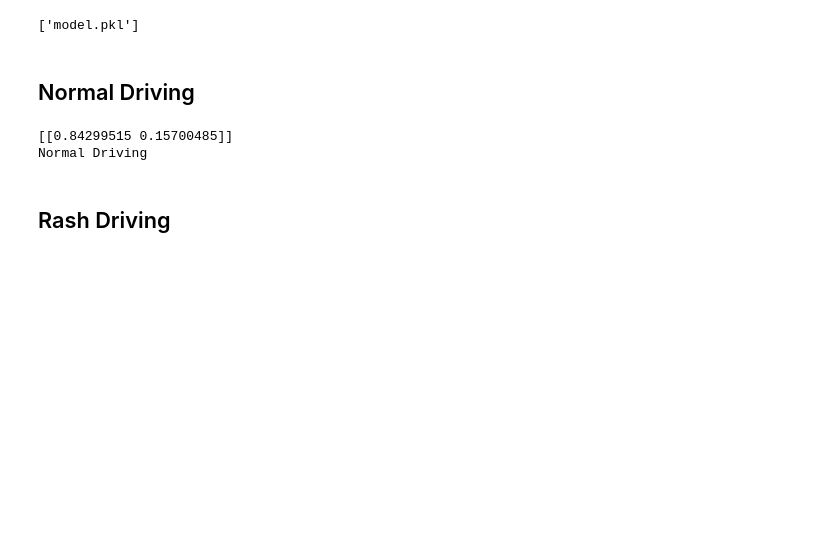
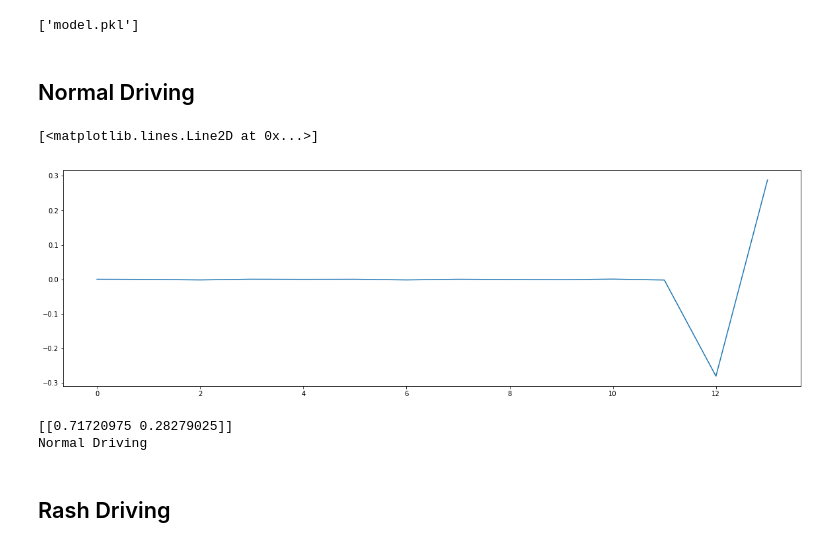
Before and after one commit to Dheeraj1998/accelMetric, a Jupyter notebook: DrivingPattern/Pattern Analysis.ipynb, the cells around one changed output. Drawn from its saved outputs; the diff is of its cells as text; code cells hidden in the pictures; blank space fills up the shorter version.

```diff
--- a/DrivingPattern/Pattern Analysis.ipynb
+++ b/DrivingPattern/Pattern Analysis.ipynb
@@ -194,7 +198,13 @@ for key, value in stored_data.items():
         mean_gyro = [value['gyro_z']]
     except:
         continue
-z_gyro  =  np.diff(z_gyro[25:51],n=1)
+z_gyro  =  np.diff(z_gyro[25:40],n=1)
+# %%
+plt.figure(figsize=(20,6))
+plt.plot(z_gyro)
+# %% [output]
+[<matplotlib.lines.Line2D at 0x...>]
+[figure, added]
 # %%
 x_test = []
 temp_data = z_gyro
@@ -210,7 +220,7 @@ if(predicted_confidence[0][0]>predicted_confidence[0][1]):
 else:
     print("Rash Driving")
 # %% [output]
-[[0.84299515 0.15700485]]
+[[0.71720975 0.28279025]]
 Normal Driving
 # %% [markdown]
 ## Rash Driving
```
Also changed, not shown: parts of 18 cells of this notebook, 4 other files.
